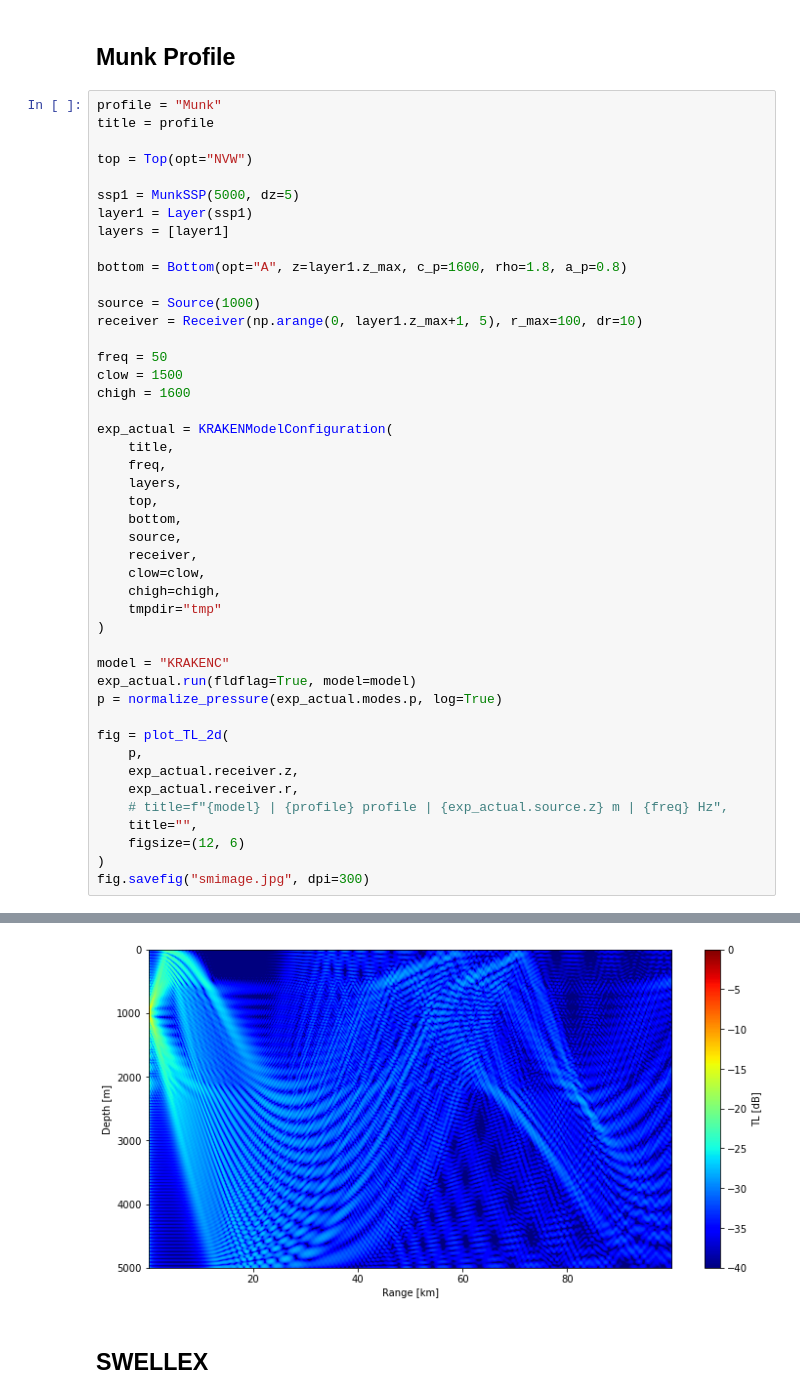
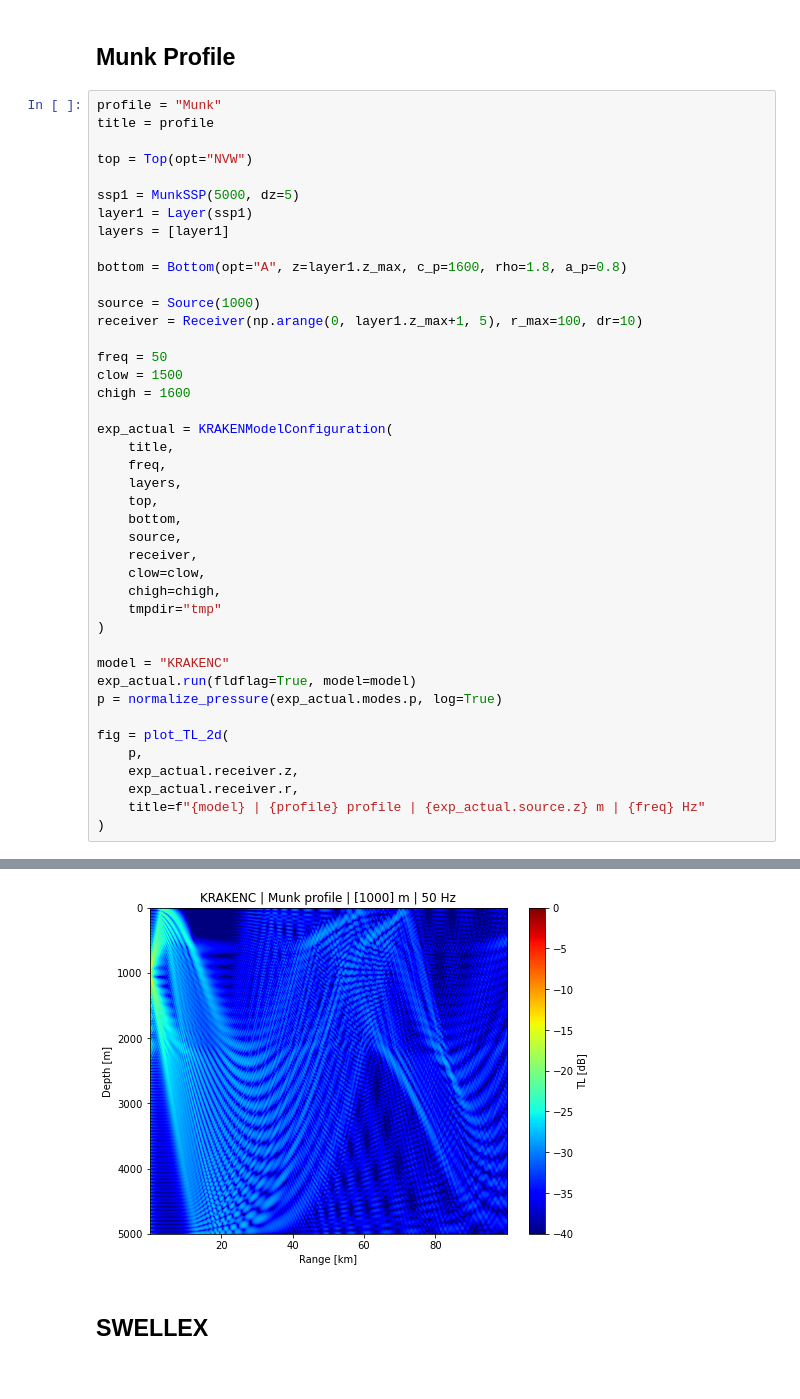
Before and after one commit to NeptuneProjects/TritonOA, a Jupyter notebook: tutorials/RunKRAKEN.ipynb, the cells around one changed output, grey strips where cells are left out. Saved outputs shown, nothing was run; the diff lists cells and outputs as text.

Commit message:
Update figure

```diff
--- a/tutorials/RunKRAKEN.ipynb
+++ b/tutorials/RunKRAKEN.ipynb
@@ -26,38 +26,35 @@ source = Source(1000)
 receiver = Receiver(np.arange(0, layer1.z_max+1, 5), r_max=100, dr=10)
 
 freq = 50
 clow = 1500
 chigh = 1600
 
 exp_actual = KRAKENModelConfiguration(
     title,
     freq,
     layers,
     top,
     bottom,
     source,
     receiver,
     clow=clow,
     chigh=chigh,
     tmpdir="tmp"
 )
 
 model = "KRAKENC"
 exp_actual.run(fldflag=True, model=model)
 p = normalize_pressure(exp_actual.modes.p, log=True)
 
 fig = plot_TL_2d(
     p,
     exp_actual.receiver.z,
     exp_actual.receiver.r,
-    # title=f"{model} | {profile} profile | {exp_actual.source.z} m | {freq} Hz",
-    title="",
-    figsize=(12, 6)
+    title=f"{model} | {profile} profile | {exp_actual.source.z} m | {freq} Hz"
 )
-fig.savefig("smimage.jpg", dpi=300)
 # %% [output]
 Running KRAKENC
-[figure, old version]
+[figure, new version]
 # %% [markdown]
 ## SWELLEX
 # %%
```
